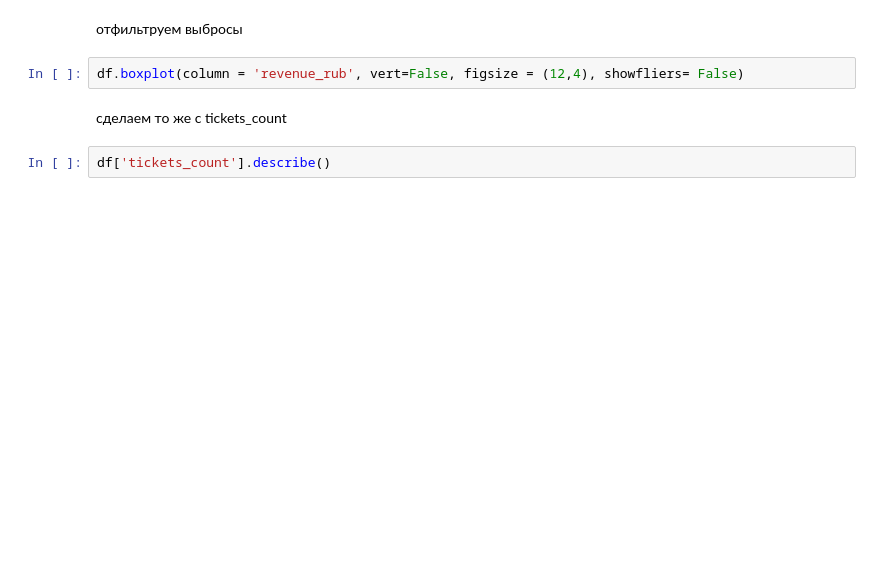
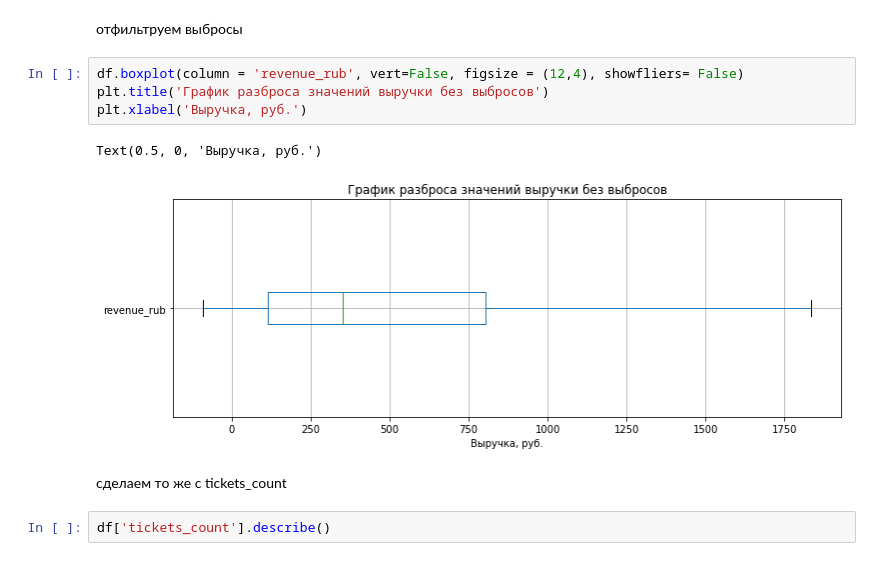
Before and after one commit to Ismagil1234/Project_Module_2, a Jupyter notebook: Project_Module_2.ipynb, the cells around one changed output. Cells and saved outputs as stored; diff of their text form; blank space fills up the shorter version.

```diff
--- a/Project_Module_2.ipynb
+++ b/Project_Module_2.ipynb
@@ -246,6 +408,11 @@ df.boxplot(column = 'revenue_rub', vert=False, figsize = (12,4))
 отфильтруем выбросы
 # %%
 df.boxplot(column = 'revenue_rub', vert=False, figsize = (12,4), showfliers= False)
+plt.title('График разброса значений выручки без выбросов')
+plt.xlabel('Выручка, руб.')
+# %% [output]
+Text(0.5, 0, 'Выручка, руб.')
+[figure, added]
 # %% [markdown]
 сделаем то же с tickets_count
 # %%
```
Also changed, not shown: parts of 91 cells of this notebook.
